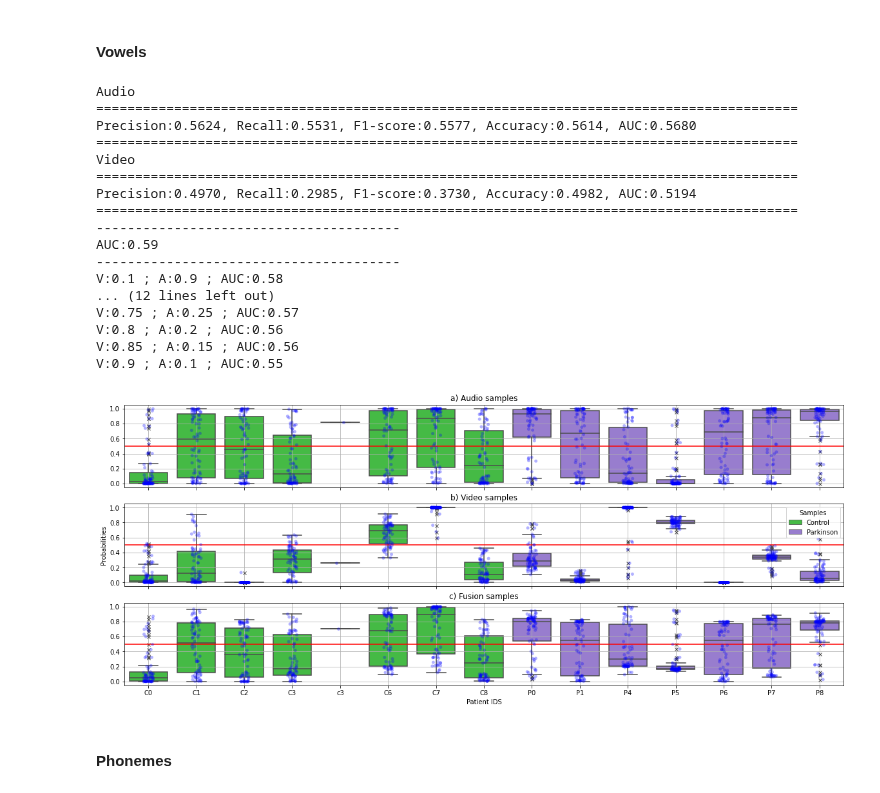
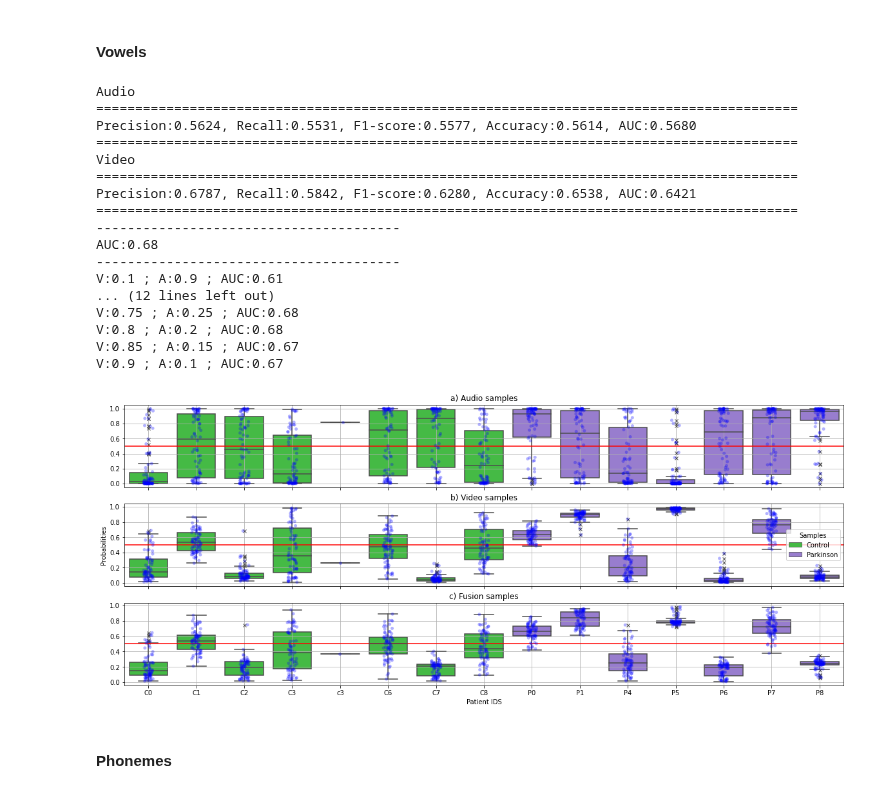
Before and after one commit to jdvalera19/Parkinson-Multimodal-Cross-Attention, a Jupyter notebook: View_result copy.ipynb, the cells around one changed output. Saved outputs shown, nothing was run; the diff lists cells and outputs as text; code cells hidden in the pictures.

```diff
--- a/View_result copy.ipynb
+++ b/View_result copy.ipynb
@@ -7,41 +7,41 @@ from Utils.visualization import *
 #### Vowels
 # %%
 audio_path = 'Results/Note:AUDIO:LOO_data_v2_balanced-Lr:1e-05-Epoch:30-Exercise:Vowels-duration_size:False.csv'
-video_path = 'Results/Note:VIDEO:LOO_data_v2_balanced-Lr:0.001-Epoch:10-Exercise:Vowels-duration_size:False.csv'
+video_path = 'Results/Note:VIDEO:LOO_data_v2_balanced-Lr:1e-05-Epoch:50-Exercise:Vowels-duration_size:False.csv'
 save_name  = 'results_words'
-alpha      = 0.8
+alpha      = 0.2
 print('Audio')
 view_results(audio_path)
 print('Video')
 view_results(video_path)
 
 generate_final_visualization(audio_path,
                              video_path,
                              save_name,
                              'Patient IDS',
                              alpha)
 
 data_vowels = audio_visual_evaluation(audio_path,
                                       video_path)
 # %% [output]
 Audio
 ==========================================================================================
 Precision:0.5624, Recall:0.5531, F1-score:0.5577, Accuracy:0.5614, AUC:0.5680
 ==========================================================================================
 Video
 ==========================================================================================
-Precision:0.4970, Recall:0.2985, F1-score:0.3730, Accuracy:0.4982, AUC:0.5194
+Precision:0.6787, Recall:0.5842, F1-score:0.6280, Accuracy:0.6538, AUC:0.6421
 ==========================================================================================
 ---------------------------------------
-AUC:0.59
+AUC:0.68
 ---------------------------------------
-V:0.1 ; A:0.9 ; AUC:0.58
+V:0.1 ; A:0.9 ; AUC:0.61
 ... (12 lines left out)
-V:0.75 ; A:0.25 ; AUC:0.57
-V:0.8 ; A:0.2 ; AUC:0.56
-V:0.85 ; A:0.15 ; AUC:0.56
-V:0.9 ; A:0.1 ; AUC:0.55
+V:0.75 ; A:0.25 ; AUC:0.68
+V:0.8 ; A:0.2 ; AUC:0.68
+V:0.85 ; A:0.15 ; AUC:0.67
+V:0.9 ; A:0.1 ; AUC:0.67
-[figure, old version]
+[figure, new version]
 # %% [markdown]
 #### Phonemes
 # %%
```
Also changed, not shown: parts of 4 cells of this notebook, 1 other file.
